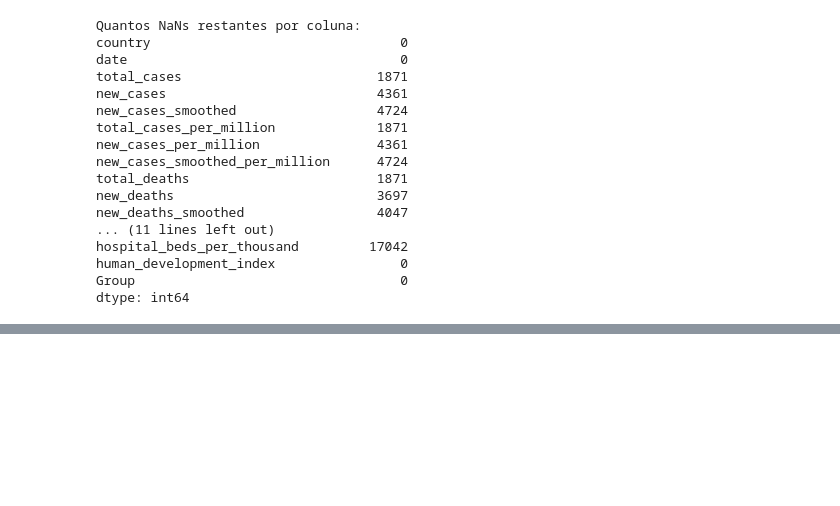
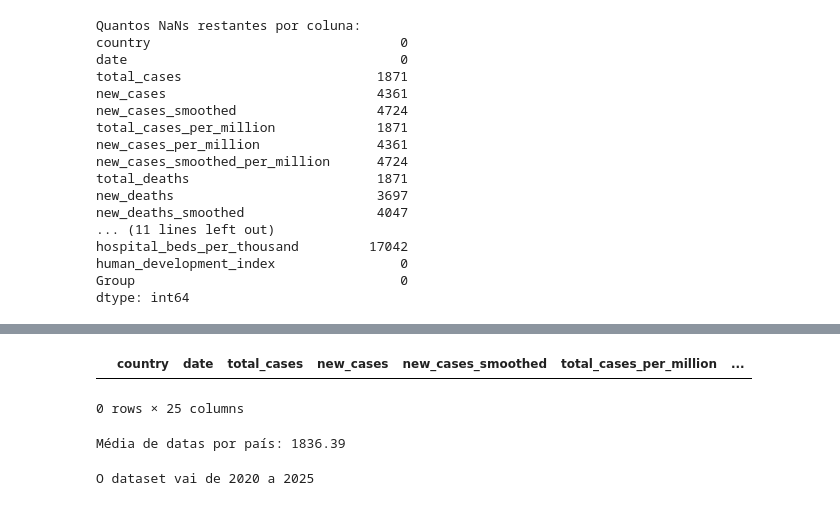
Before and after one commit to anapocai/Mooc_project, a Jupyter notebook: Project.ipynb, the cells around one changed output, grey strips where cells are left out. Cells and saved outputs as stored; diff of their text form; code cells hidden in the pictures; blank space fills up the shorter version.

```diff
--- a/Project.ipynb
+++ b/Project.ipynb
@@ -204,3 +204,9 @@ hospital_beds_per_thousand         17042
 human_development_index                0
 Group                                  0
 dtype: int64
+# %%
+df_merged = df_merged.dropna()
+
+# Verificar o número de registros após a remoção das linhas com NaNs
+print(f"Novo número de registros após remover todas as linhas com NaNs: {df_merged.shape[0]}")
+df_merge
@@ -206,0 +228,32 @@ dtype: int64
+# %%
+# Verificar duplicação por país e data
+df_duplicates = df_merged[df_merged.duplicated(subset=['country', 'date'], keep=False)]
+
+# Remover duplicações, se necessário
+df_merged = df_merged.drop_duplicates(subset=['country', 'date'])
+# %% [output]
+|  | country | date | total_cases | new_cases | new_cases_smoothed | total_cases_per_million | ... |
+0 rows × 25 columns
+# %%
+# Agrupar pelo país e contar o número de datas únicas para cada país
+dates_per_country = df_merged.groupby('country')['date'].nunique()
+
+# Calcular a média de datas por país
+mean_dates_per_country = dates_per_country.mean()
+
+print(f"Média de datas por país: {mean_dates_per_country:.2f}")
+# %% [output]
+Média de datas por país: 1836.39
+# %%
+# Garantir que a coluna 'date' está no formato datetime
+df_merged['date'] = pd.to_datetime(df_merged['date'], errors='coerce')
+# Extrair o ano de cada data
+df_merged['year'] = df_merged['date'].dt.year
+
+# Encontrar o ano mínimo e o máximo
+min_year = df_merged['year'].min()
+max_year = df_merged['year'].max()
+
+print(f"O dataset vai de {min_year} a {max_year}")
+# %% [output]
+O dataset vai de 2020 a 2025
```
Also changed, not shown: parts of 7 cells of this notebook.
